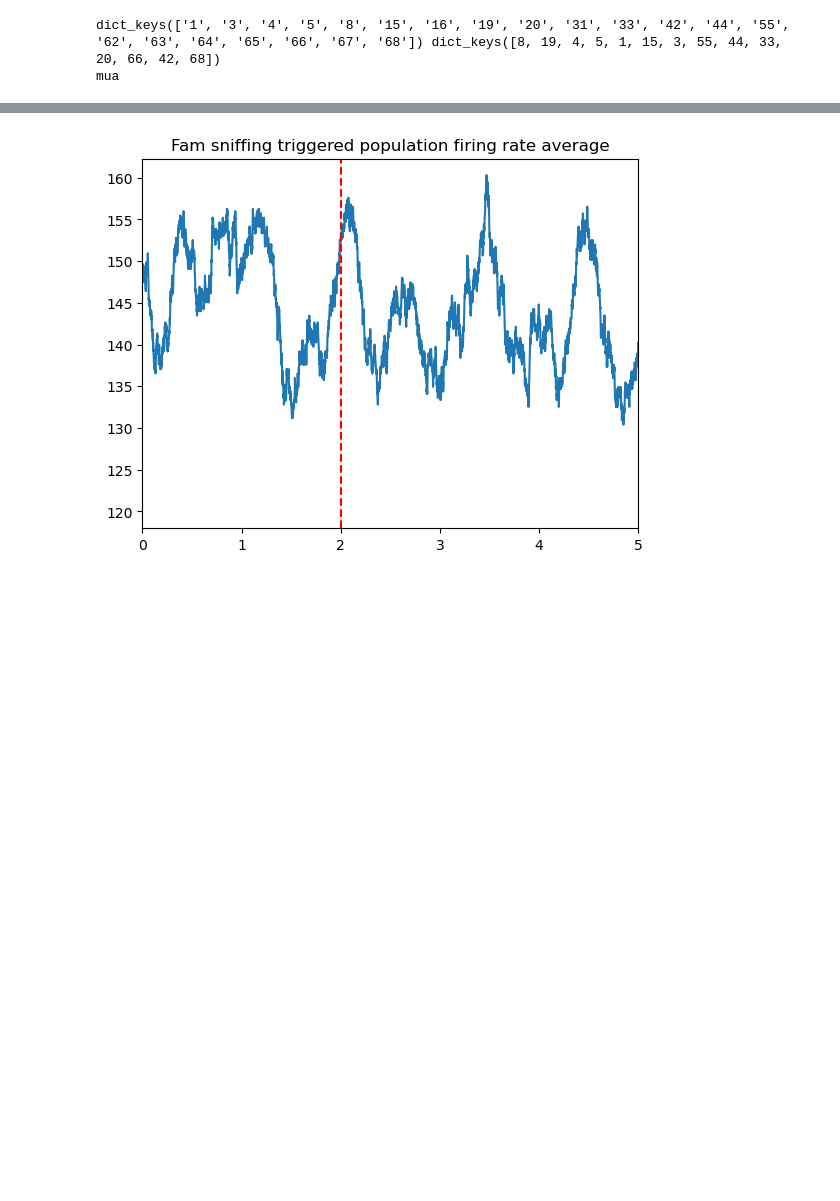
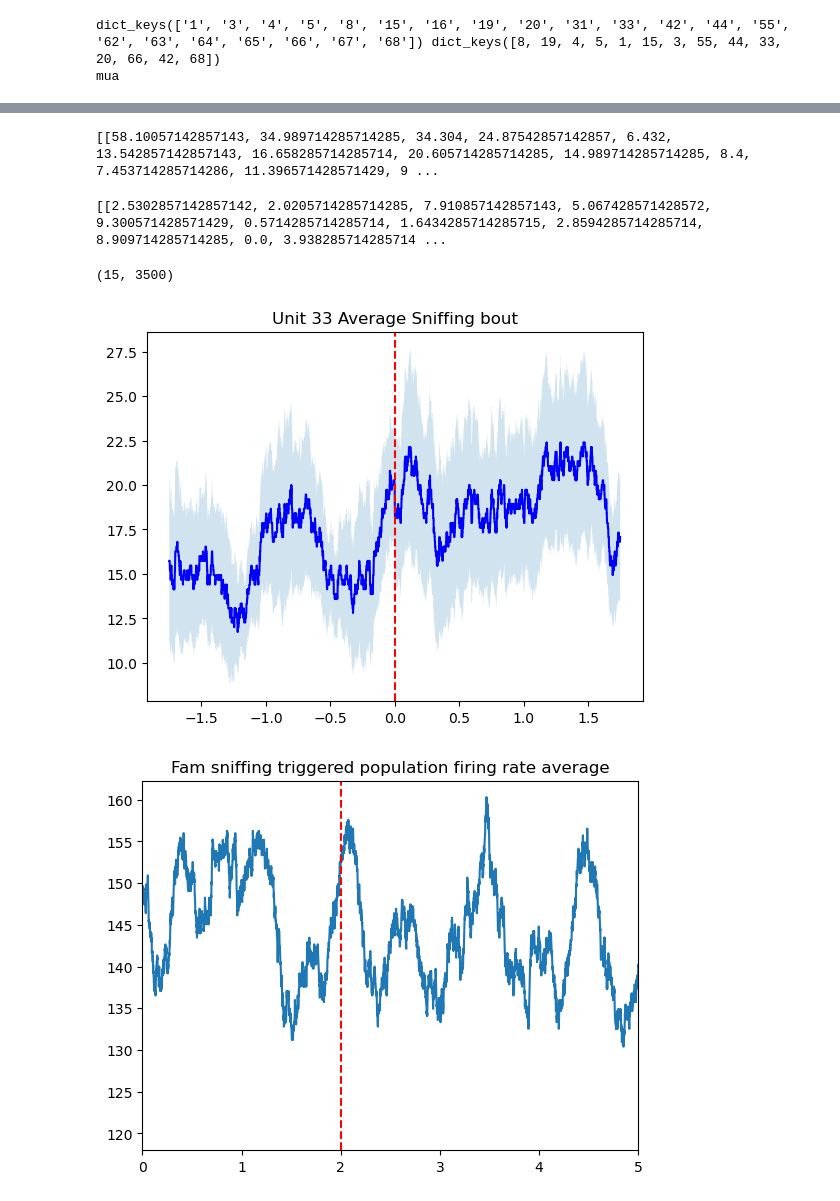
Before and after one commit to tomHep10/diff_fam_social_memory_ephys, a Jupyter notebook: Spike_analysis.ipynb, the cells around one changed output, grey strips where cells are left out. Saved outputs shown, nothing was run; the diff lists cells and outputs as text; code cells hidden in the pictures; blank space fills up the shorter version.

Commit message:
Wilcoxon test and plotted a unit average sniffing bout

```diff
--- a/Spike_analysis.ipynb
+++ b/Spike_analysis.ipynb
@@ -313,4 +319,27 @@ mua
 # %%
-fam_unit_spiketrains = get_unit_firing_rates(unit_labels, unit_dict, 20)
-for unit in unit_dict:
-    get_event_firing_rates(sniffing_bouts, unit_dict)
+
+trimmed_sniffing_bouts = np.zeros(sniffing_bouts.shape)
+pre_sniff_bouts = np.zeros(sniffing_bouts.shape)
+for bout in range(len(sniffing_bouts)):
+    if sniffing_bouts[bout][1] - sniffing_bouts[bout][0] > 2000:
+        trimmed_sniffing_bouts[bout][1] = sniffing_bouts[bout][0]+2000
+        trimmed_sniffing_bouts[bout][0] = sniffing_bouts[bout][0]
+    else:
+        trimmed_sniffing_bouts[bout] = sniffing_bouts[bout]
+
+    pre_sniff_bouts[bout] = [(sniffing_bouts[bout][0] - 2001), (sniffing_bouts[bout][0]-1)]
+# %%
+unit_averages = {}
+unit_sniffing_rates = {}
+unit_presniff_rates = {}
+for unit in unit_dict:
+    sniffing_firing_rates = get_event_firing_rates(trimmed_sniffing_bouts, unit_dict[unit], 20, 100)
+    pre_sniffing_firing_rates = get_event_firing_rates(pre_sniff_bouts, unit_dict[unit], 20, 100)
+    event_averages = []
+    pre_event_averages = []
+    for event in range(len(sniffing_firing_rates)):
+        event_averages.append(mean(sniffing_firing_rates[event]))
+        pre_event_averages.append(mean(pre_sniffing_firing_rates[event]))
+    unit_sniffing_rates[unit] = sniffing_firing_rates
+    unit_presniff_rates[unit] = pre_sniffing_firing_rates
+    unit_averages[unit] = [event_averages, pre_event_averages]
@@ -317,3 +375,27 @@ for unit in unit_dict:
+# %%
+print(unit_averages[33])
+# %% [output]
+[[58.10057142857143, 34.989714285714285, 34.304, 24.87542857142857, 6.432, 13.542857142857143, 16.658285714285714, 20.605714285714285, 14.989714285714285, 8.4, 7.453714285714286, 11.396571428571429, 9 ...
+# %%
+print(unit_averages[3])
+# %% [output]
+[[2.5302857142857142, 2.0205714285714285, 7.910857142857143, 5.067428571428572, 9.300571428571429, 0.5714285714285714, 1.6434285714285715, 2.8594285714285714, 8.909714285714285, 0.0, 3.938285714285714 ...
+# %%
+sniff_mean_arr = np.mean(unit_sniffing_rates[33], axis = 0)
+sniff_sem_arr = sem(unit_sniffing_rates[33], axis=0)
+sniff_arr = np.concatenate((unit_presniff_rates[33], unit_sniffing_rates[33]), axis = 1 )
+print(sniff_arr.shape)
+mean_arr = np.mean(sniff_arr, axis=0)
+sem_arr = sem(sniff_arr, axis=0)
+x = np.array(range(-1750,1750))
+plt.plot(x*.001, mean_arr, c= 'b')
+plt.axvline(x=0, color='r', linestyle='--')
+plt.fill_between(x*.001, (mean_arr-sem_arr), (mean_arr+sem_arr), alpha=0.2)
+plt.title('Unit 33 Average Sniffing bout')
+plt.show()
+# %% [output]
+(15, 3500)
+[figure, added]
 # %%
 mean_arr = np.mean(fam_event_firingrates, axis=0)
 sem_arr = sem(fam_event_firingrates, axis=0)
```
Also changed, not shown: parts of 7 cells of this notebook.
